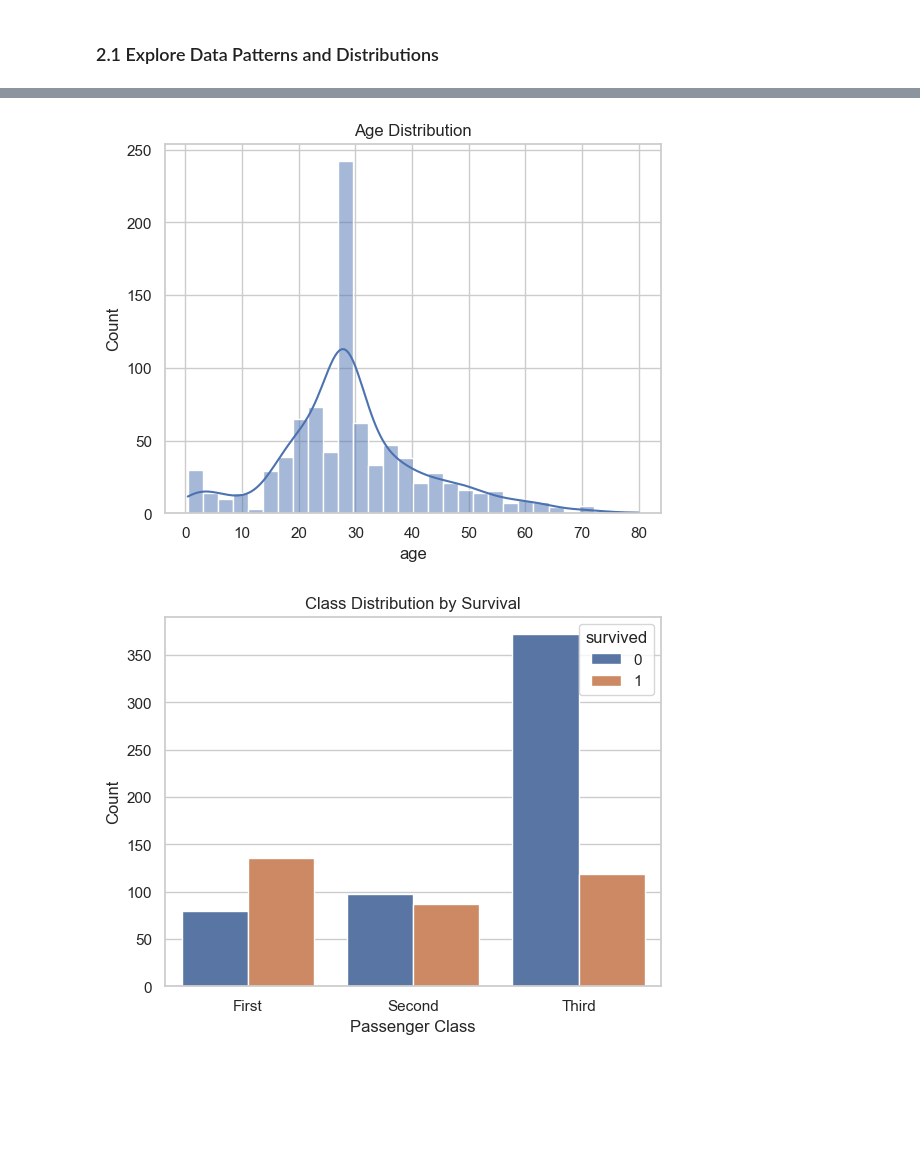
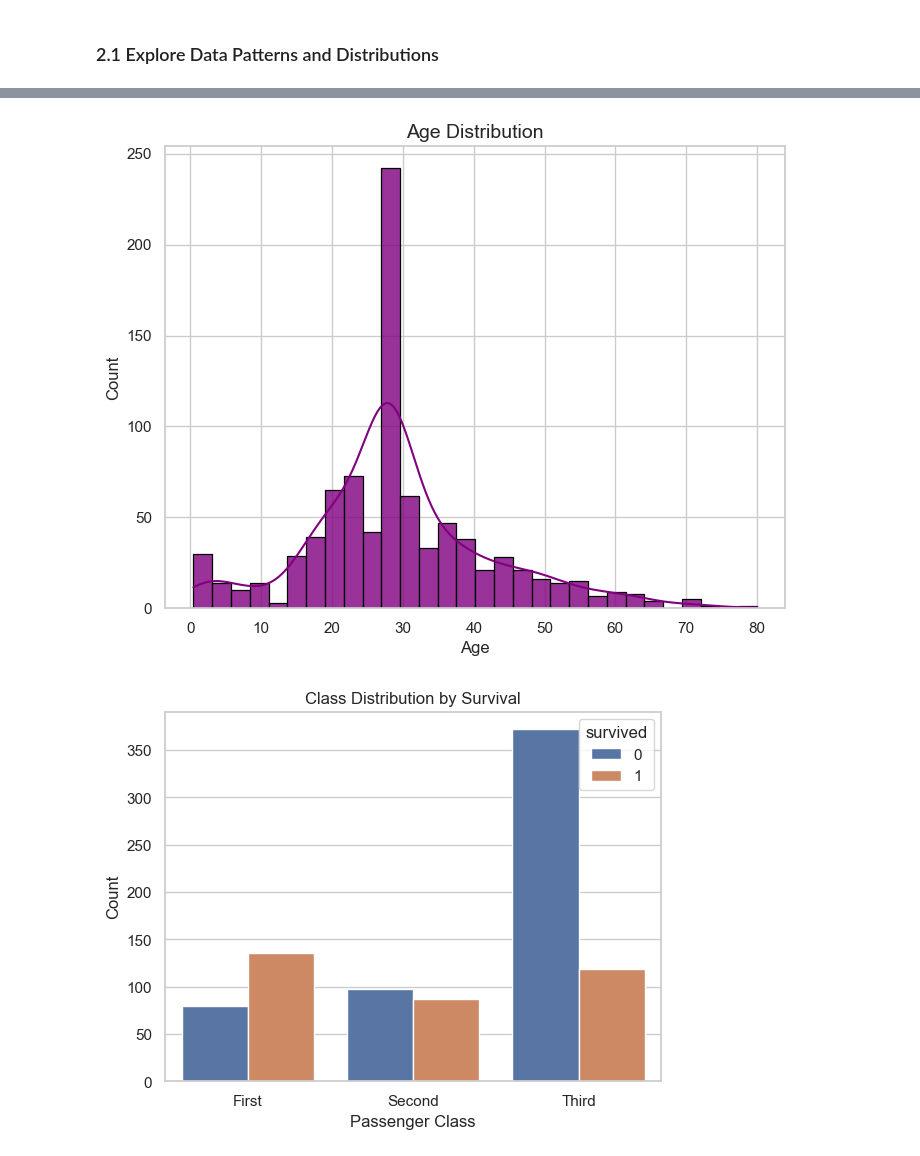
Before and after one commit to 14dstcyr/applied-ml-dstcyr, a Jupyter notebook: notebooks/project02/ml02_stcyr.ipynb, the cells around one changed output, grey strips where cells are left out. Cells and saved outputs as stored; diff of their text form; code cells hidden in the pictures; blank space fills up the shorter version.

```diff
--- a/notebooks/project02/ml02_stcyr.ipynb
+++ b/notebooks/project02/ml02_stcyr.ipynb
@@ -178,10 +217,29 @@ plt.show()
 # %%
 # Histogram of age
-sns.histplot(titanic["age"], kde=True)
-plt.title("Age Distribution")
+import seaborn as sns
+import matplotlib.pyplot as plt
+
+sns.set_palette("deep")
+
+# Histogram + KDE on same scale (count)
+plt.figure(figsize=(8, 6))
+sns.histplot(
+    data=titanic,
+    x="age",
+    kde=True,             # enables the smooth line
+    bins=30,              # number of histogram bars
+    color="purple",      # fill color
+    edgecolor="black",    # thin black edges
+    linewidth=0.9,
+    alpha=0.8             # slight transparency
+)
+
+plt.title("Age Distribution", fontsize=14)
+plt.xlabel("Age", fontsize=12)
+plt.ylabel("Count", fontsize=12)
 plt.show()
 # %% [output]
-[figure, old version]
+[figure, new version]
 # %%
 # Count plot: class by survival
 sns.countplot(x="class", hue="survived", data=titanic)
```
Also changed, not shown: parts of 13 cells of this notebook.
